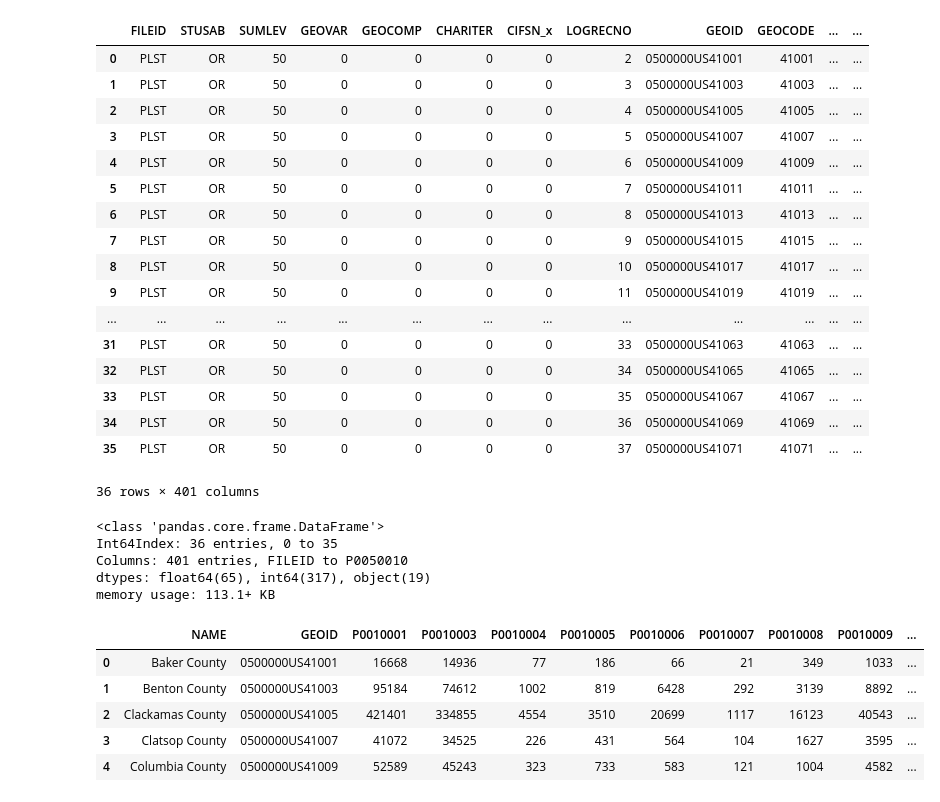
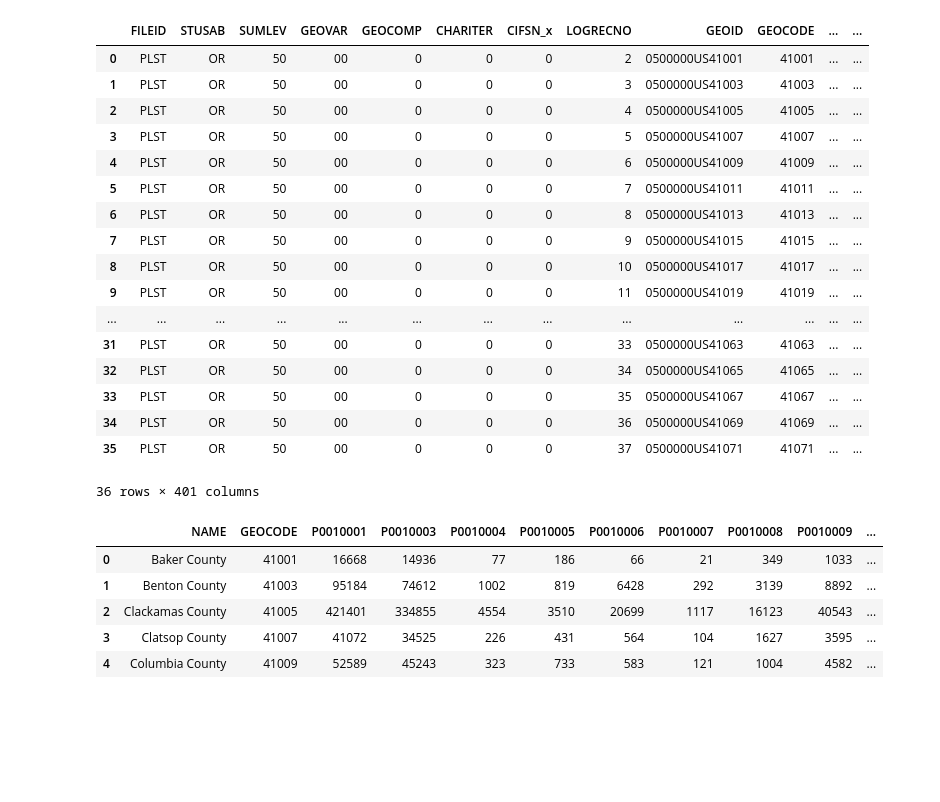
Before and after one commit to jonathantree/Water_Quality_Analysis, a Jupyter notebook: Census_Data_EDA/Census_EDA_OR.ipynb, the cells around one changed output. Cells and saved outputs as stored; diff of their text form; code cells hidden in the pictures; blank space fills up the shorter version.

```diff
--- a/Census_Data_EDA/Census_EDA_OR.ipynb
+++ b/Census_Data_EDA/Census_EDA_OR.ipynb
@@ -26,6 +14,6 @@ PLST,OR,50,00,0,0,0,10,0500000US41017,41017,4,9,41,1155107,17.0,H1,1155130.0,,,,
 # %%
 # Read CSV file into DataFrame
-oregon_df = pd.read_csv(oregon_data_to_load)
+oregon_df = pd.read_csv(oregon_data_to_load,low_memory=False)
 oregon_df
 # %% [output]
 |  | FILEID | STUSAB | SUMLEV | GEOVAR | GEOCOMP | CHARITER | CIFSN_x | LOGRECNO | GEOID | GEOCODE | ... | ... |
@@ -47,20 +35,20 @@ oregon_counties_df = oregon_df.loc[oregon_df["SUMLEV"]==50]
 oregon_counties_df
 # %% [output]
 |  | FILEID | STUSAB | SUMLEV | GEOVAR | GEOCOMP | CHARITER | CIFSN_x | LOGRECNO | GEOID | GEOCODE | ... | ... |
-| 0 | PLST | OR | 50 | 0 | 0 | 0 | 0 | 2 | 0500000US41001 | 41001 | ... | ... |
-| 1 | PLST | OR | 50 | 0 | 0 | 0 | 0 | 3 | 0500000US41003 | 41003 | ... | ... |
-| 2 | PLST | OR | 50 | 0 | 0 | 0 | 0 | 4 | 0500000US41005 | 41005 | ... | ... |
-| 3 | PLST | OR | 50 | 0 | 0 | 0 | 0 | 5 | 0500000US41007 | 41007 | ... | ... |
-| 4 | PLST | OR | 50 | 0 | 0 | 0 | 0 | 6 | 0500000US41009 | 41009 | ... | ... |
-| 5 | PLST | OR | 50 | 0 | 0 | 0 | 0 | 7 | 0500000US41011 | 41011 | ... | ... |
-| 6 | PLST | OR | 50 | 0 | 0 | 0 | 0 | 8 | 0500000US41013 | 41013 | ... | ... |
-| 7 | PLST | OR | 50 | 0 | 0 | 0 | 0 | 9 | 0500000US41015 | 41015 | ... | ... |
-| 8 | PLST | OR | 50 | 0 | 0 | 0 | 0 | 10 | 0500000US41017 | 41017 | ... | ... |
-| 9 | PLST | OR | 50 | 0 | 0 | 0 | 0 | 11 | 0500000US41019 | 41019 | ... | ... |
+| 0 | PLST | OR | 50 | 00 | 0 | 0 | 0 | 2 | 0500000US41001 | 41001 | ... | ... |
+| 1 | PLST | OR | 50 | 00 | 0 | 0 | 0 | 3 | 0500000US41003 | 41003 | ... | ... |
+| 2 | PLST | OR | 50 | 00 | 0 | 0 | 0 | 4 | 0500000US41005 | 41005 | ... | ... |
+| 3 | PLST | OR | 50 | 00 | 0 | 0 | 0 | 5 | 0500000US41007 | 41007 | ... | ... |
+| 4 | PLST | OR | 50 | 00 | 0 | 0 | 0 | 6 | 0500000US41009 | 41009 | ... | ... |
+| 5 | PLST | OR | 50 | 00 | 0 | 0 | 0 | 7 | 0500000US41011 | 41011 | ... | ... |
+| 6 | PLST | OR | 50 | 00 | 0 | 0 | 0 | 8 | 0500000US41013 | 41013 | ... | ... |
+| 7 | PLST | OR | 50 | 00 | 0 | 0 | 0 | 9 | 0500000US41015 | 41015 | ... | ... |
+| 8 | PLST | OR | 50 | 00 | 0 | 0 | 0 | 10 | 0500000US41017 | 41017 | ... | ... |
+| 9 | PLST | OR | 50 | 00 | 0 | 0 | 0 | 11 | 0500000US41019 | 41019 | ... | ... |
 | ... | ... | ... | ... | ... | ... | ... | ... | ... | ... | ... | ... | ... |
-| 31 | PLST | OR | 50 | 0 | 0 | 0 | 0 | 33 | 0500000US41063 | 41063 | ... | ... |
-| 32 | PLST | OR | 50 | 0 | 0 | 0 | 0 | 34 | 0500000US41065 | 41065 | ... | ... |
-| 33 | PLST | OR | 50 | 0 | 0 | 0 | 0 | 35 | 0500000US41067 | 41067 | ... | ... |
-| 34 | PLST | OR | 50 | 0 | 0 | 0 | 0 | 36 | 0500000US41069 | 41069 | ... | ... |
-| 35 | PLST | OR | 50 | 0 | 0 | 0 | 0 | 37 | 0500000US41071 | 41071 | ... | ... |
+| 31 | PLST | OR | 50 | 00 | 0 | 0 | 0 | 33 | 0500000US41063 | 41063 | ... | ... |
+| 32 | PLST | OR | 50 | 00 | 0 | 0 | 0 | 34 | 0500000US41065 | 41065 | ... | ... |
+| 33 | PLST | OR | 50 | 00 | 0 | 0 | 0 | 35 | 0500000US41067 | 41067 | ... | ... |
+| 34 | PLST | OR | 50 | 00 | 0 | 0 | 0 | 36 | 0500000US41069 | 41069 | ... | ... |
+| 35 | PLST | OR | 50 | 00 | 0 | 0 | 0 | 37 | 0500000US41071 | 41071 | ... | ... |
 36 rows × 401 columns
@@ -74,48 +55,30 @@ oregon_counties_df
-# %%
-oregon_counties_df.info()
-# %% [output]
-<class 'pandas.core.frame.DataFrame'>
-Int64Index: 36 entries, 0 to 35
-Columns: 401 entries, FILEID to P0050010
-dtypes: float64(65), int64(317), object(19)
-memory usage: 113.1+ KB
 # %%
 #We are interested in the keeping columns relating to Population, Housing Count,
 # "NAME":"County Name"
 # GEOID - code with last 5 digits equal to state fips + 0(0) + county fips
 # "P0010001":"Total Population"
-# "P0010002" - Population of one race
-#
 # "P0010003": "White alone"
 # "P0010004": Black alone
 # "P0010005": American Indian and Alaska Native Alone
 # "P0010006": Asian Alone
 # "P0010007": Native Hawaiian and Other Pacific Islander alone
 # "P0010008":  Some other race alone
 # "P0010009":"Population of 2 or more races"
 # "P0020002":"Total Population: Hispanic Or Latino"
 # "P0020003":"Total Population: Not Hispanic or Latino"
-# "P0020005": Total Population: Not Hispanic or Latino: White alone
-# "P0020006":  Total Population: Not Hispanic or Latino: Black or African American alone
-# "P0020007":  Total Population: Not Hispanic or Latino: American Indian and Alaska Native alone
-# "P0020008":  Total Population: Not Hispanic or Latino: Asian alone
-# "P0020009":  Total Population: Not Hispanic or Latino: Native Hawaiian and Other Pacific Islander alone
-# "P0020010": Total Population: Not Hispanic or Latino: Some other race alone
-# "P0020011": Total Population: Not Hispanic or Latino: Population of two or more races
 
 # See more: https://www2.census.gov/census_2010/01-Redistricting_File--PL_94-171/0FILE_STRUCTURE.pdf
 
-col=["NAME","GEOID","P0010001","P0010003","P0010004","P0010005","P0010006",
+col=["NAME","GEOCODE","P0010001","P0010003","P0010004","P0010005","P0010006",
                 "P0010007","P0010008","P0010009","P0020002","P0020003"]
 
 oregon_counties_pop_df = oregon_counties_df.loc[:,col]
-# oregon_counties_pop_df = oregon_counties_df.loc[:,"P0010001":"P0020073"]
 oregon_counties_pop_df.head()
 # %% [output]
-|  | NAME | GEOID | P0010001 | P0010003 | P0010004 | P0010005 | P0010006 | P0010007 | P0010008 | P0010009 | ... |
-| 0 | Baker County | 0500000US41001 | 16668 | 14936 | 77 | 186 | 66 | 21 | 349 | 1033 | ... |
-| 1 | Benton County | 0500000US41003 | 95184 | 74612 | 1002 | 819 | 6428 | 292 | 3139 | 8892 | ... |
-| 2 | Clackamas County | 0500000US41005 | 421401 | 334855 | 4554 | 3510 | 20699 | 1117 | 16123 | 40543 | ... |
-| 3 | Clatsop County | 0500000US41007 | 41072 | 34525 | 226 | 431 | 564 | 104 | 1627 | 3595 | ... |
-| 4 | Columbia County | 0500000US41009 | 52589 | 45243 | 323 | 733 | 583 | 121 | 1004 | 4582 | ... |
+|  | NAME | GEOCODE | P0010001 | P0010003 | P0010004 | P0010005 | P0010006 | P0010007 | P0010008 | P0010009 | ... |
+| 0 | Baker County | 41001 | 16668 | 14936 | 77 | 186 | 66 | 21 | 349 | 1033 | ... |
+| 1 | Benton County | 41003 | 95184 | 74612 | 1002 | 819 | 6428 | 292 | 3139 | 8892 | ... |
+| 2 | Clackamas County | 41005 | 421401 | 334855 | 4554 | 3510 | 20699 | 1117 | 16123 | 40543 | ... |
+| 3 | Clatsop County | 41007 | 41072 | 34525 | 226 | 431 | 564 | 104 | 1627 | 3595 | ... |
+| 4 | Columbia County | 41009 | 52589 | 45243 | 323 | 733 | 583 | 121 | 1004 | 4582 | ... |
 # %%
```
Also changed, not shown: parts of 23 cells of this notebook, 9 other files.
